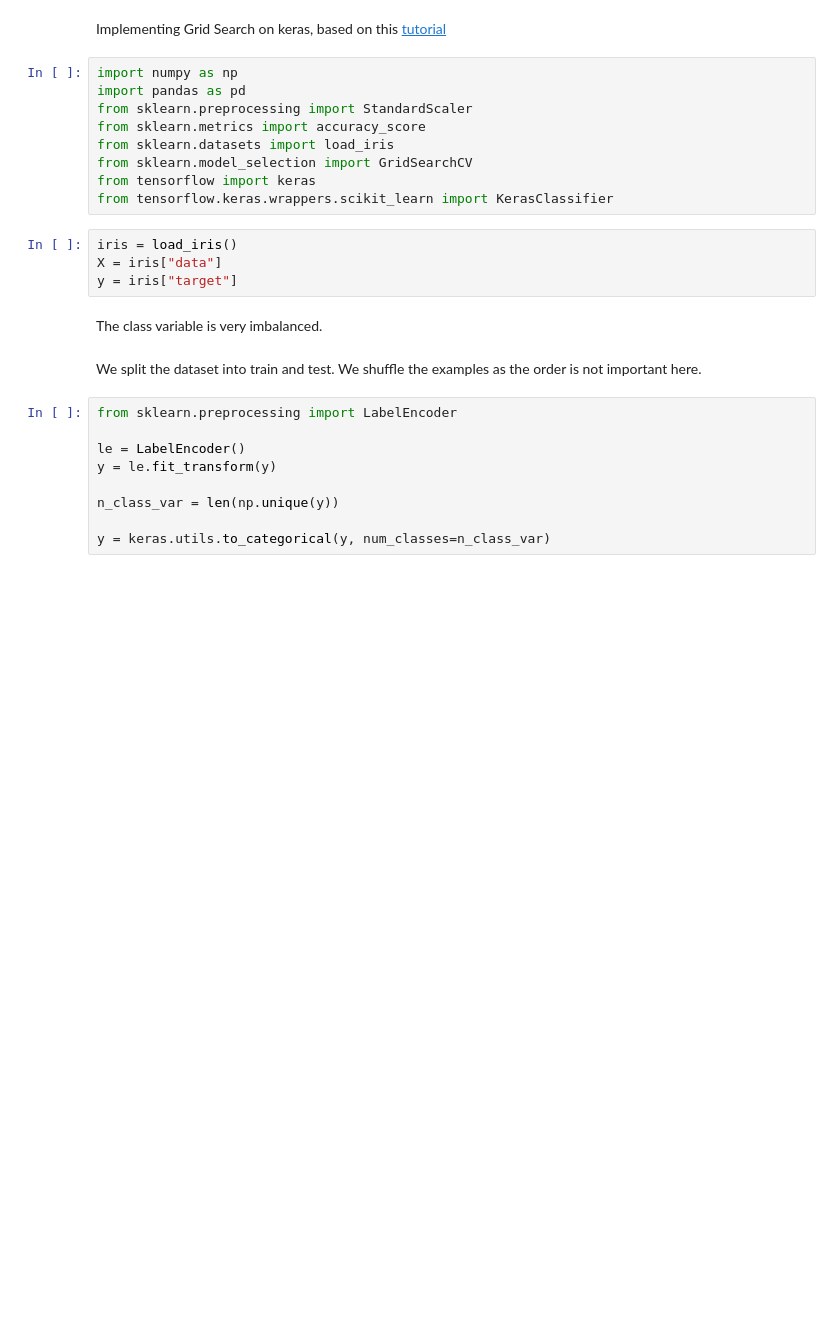
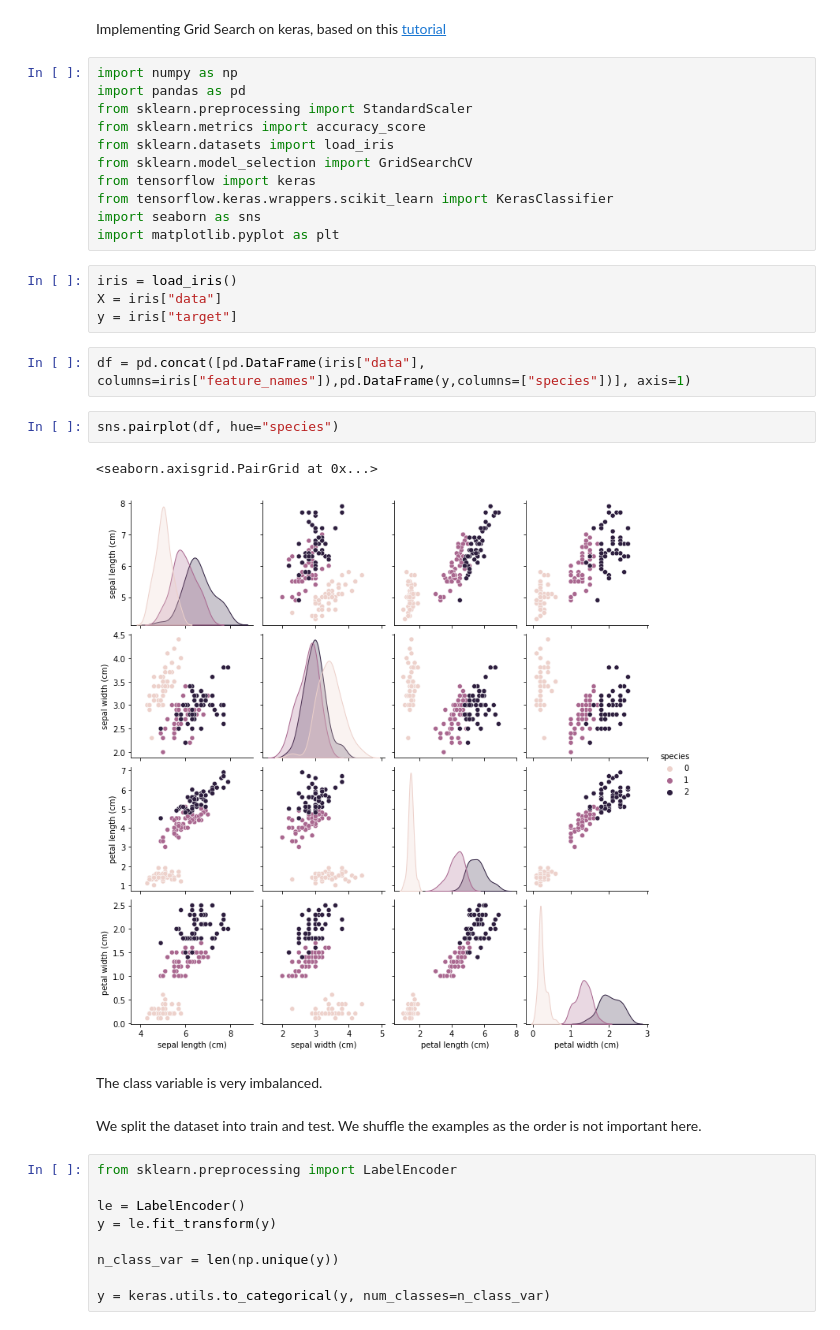
Before and after one commit to BorutFlis/Scripts, a Jupyter notebook: RNN - Multiclass Grid Search.ipynb, the cells around one changed output. Drawn from its saved outputs; the diff is of its cells as text; blank space fills up the shorter version.

```diff
--- a/RNN - Multiclass Grid Search.ipynb
+++ b/RNN - Multiclass Grid Search.ipynb
@@ -1,5 +1,5 @@
 # %% [markdown]
-Implementing Grid Search on keras, based on this <a href="https://machinelearningmastery.com/grid-search-hyperparameters-deep-learning-models-python-keras/tutorial"> tutorial</a>
+Implementing Grid Search on keras, based on this <a href="https://machinelearningmastery.com/grid-search-hyperparameters-deep-learning-models-python-keras/"> tutorial</a>
 # %%
 import numpy as np
 import pandas as pd
@@ -9,10 +9,19 @@ from sklearn.datasets import load_iris
 from sklearn.model_selection import GridSearchCV
 from tensorflow import keras
 from tensorflow.keras.wrappers.scikit_learn import KerasClassifier
+import seaborn as sns
+import matplotlib.pyplot as plt
 # %%
 iris = load_iris()
 X = iris["data"]
 y = iris["target"]
+# %%
+df = pd.concat([pd.DataFrame(iris["data"], columns=iris["feature_names"]),pd.DataFrame(y,columns=["species"])], axis=1)
+# %%
+sns.pairplot(df, hue="species")
+# %% [output]
+<seaborn.axisgrid.PairGrid at 0x...>
+[figure, added]
 # %% [markdown]
 The class variable is very imbalanced.
 # %% [markdown]
```
Also changed, not shown: parts of 8 cells of this notebook.
